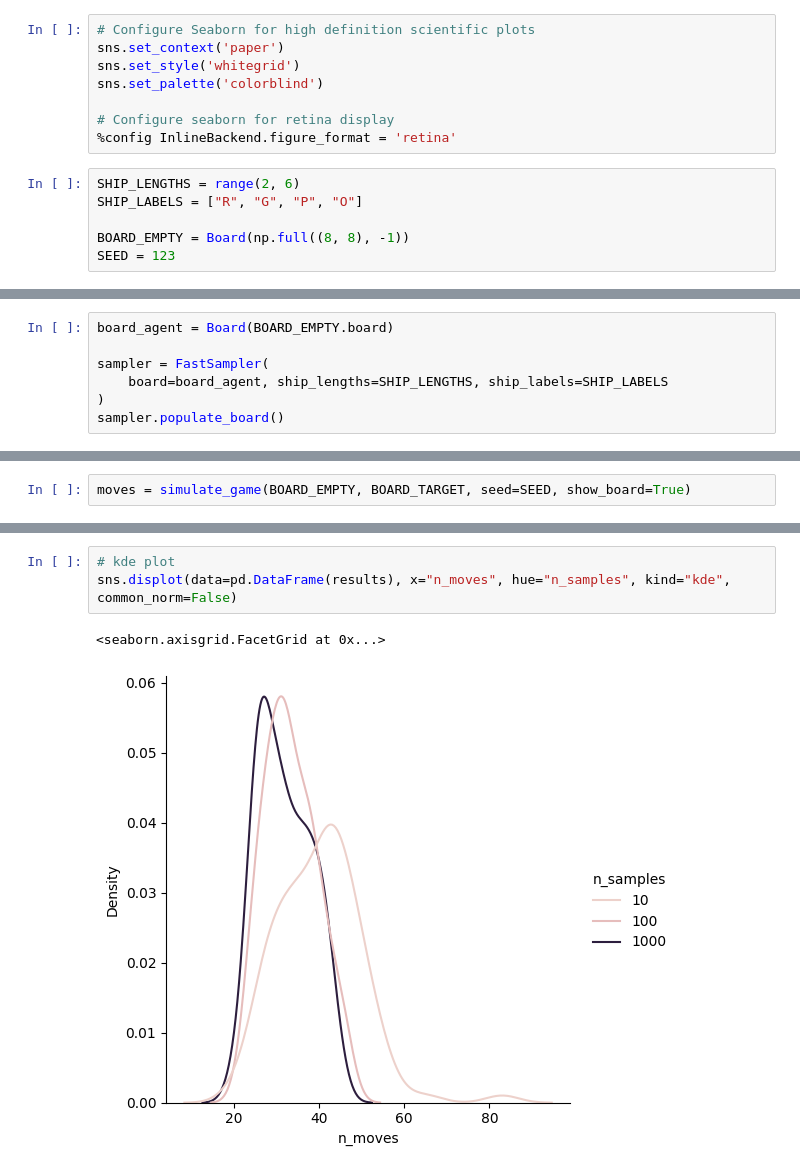
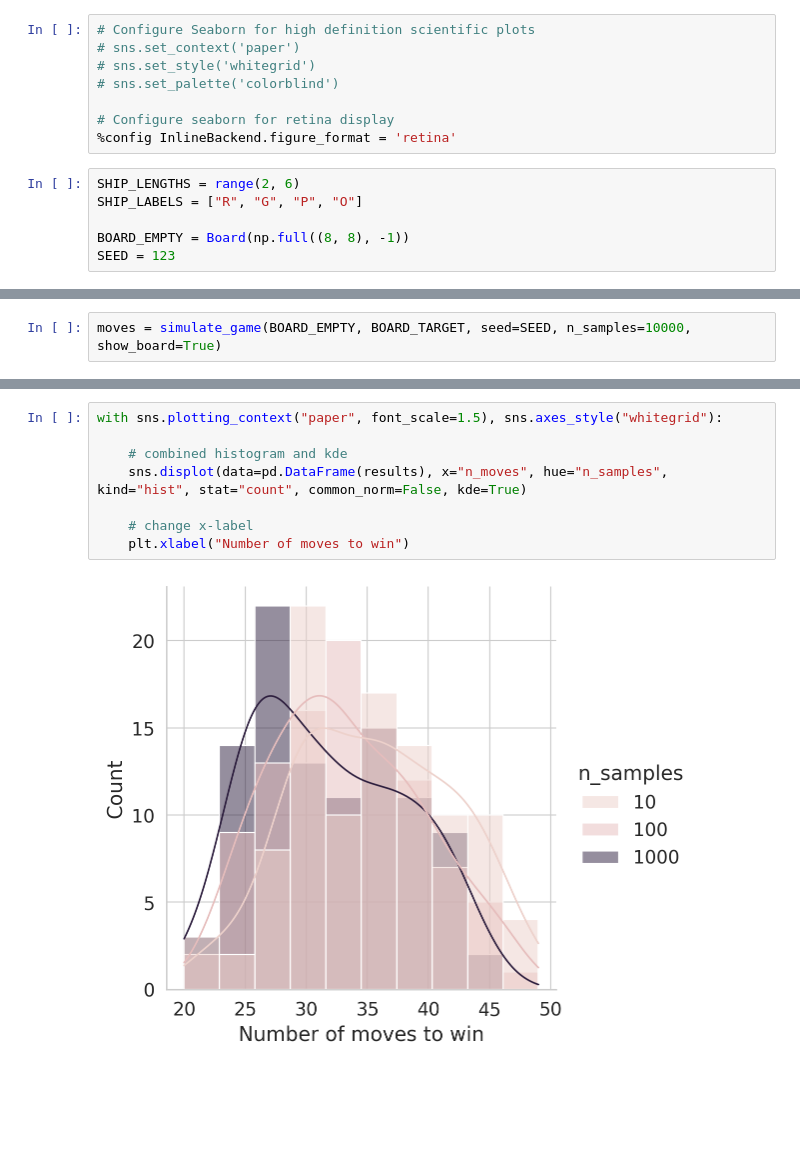
Before and after one commit to gabegrand/battleship, a Jupyter notebook: notebooks/heatmap_baseline.ipynb, the cells around one changed output, grey strips where cells are left out. Drawn from its saved outputs; the diff is of its cells as text; blank space fills up the shorter version.

Commit message:
Update heatmap baseline

```diff
--- a/notebooks/heatmap_baseline.ipynb
+++ b/notebooks/heatmap_baseline.ipynb
@@ -17,9 +14,9 @@ from battleship.fast_sampler import FastSampler
 from battleship.board import Board
 # %%
 # Configure Seaborn for high definition scientific plots
-sns.set_context('paper')
-sns.set_style('whitegrid')
-sns.set_palette('colorblind')
+# sns.set_context('paper')
+# sns.set_style('whitegrid')
+# sns.set_palette('colorblind')
 
 # Configure seaborn for retina display
 %config InlineBackend.figure_format = 'retina'
@@ -47,7 +39,0 @@ BOARD_TARGET
-# %%
-board_agent = Board(BOARD_EMPTY.board)
-
-sampler = FastSampler(
-    board=board_agent, ship_lengths=SHIP_LENGTHS, ship_labels=SHIP_LABELS
-)
-sampler.populate_board()
@@ -109,4 +108,4 @@ def simulate_game(board_start: Board, board_target: Board, n_samples: int = 1000
 
     return moves
 # %%
-moves = simulate_game(BOARD_EMPTY, BOARD_TARGET, seed=SEED, show_board=True)
+moves = simulate_game(BOARD_EMPTY, BOARD_TARGET, seed=SEED, n_samples=10000, show_board=True)
@@ -189,6 +180,10 @@ sns.histplot(data=pd.DataFrame(results), x="n_moves", hue="n_samples", discrete=
 # %%
-# kde plot
-sns.displot(data=pd.DataFrame(results), x="n_moves", hue="n_samples", kind="kde", common_norm=False)
+with sns.plotting_context("paper", font_scale=1.5), sns.axes_style("whitegrid"):
+
+    # combined histogram and kde
+    sns.displot(data=pd.DataFrame(results), x="n_moves", hue="n_samples", kind="hist", stat="count", common_norm=False, kde=True)
+
+    # change x-label
+    plt.xlabel("Number of moves to win")
 # %% [output]
-<seaborn.axisgrid.FacetGrid at 0x...>
-[figure, old version]
+[figure, new version]
```
Also changed, not shown: parts of 12 cells of this notebook, 1 other file.
